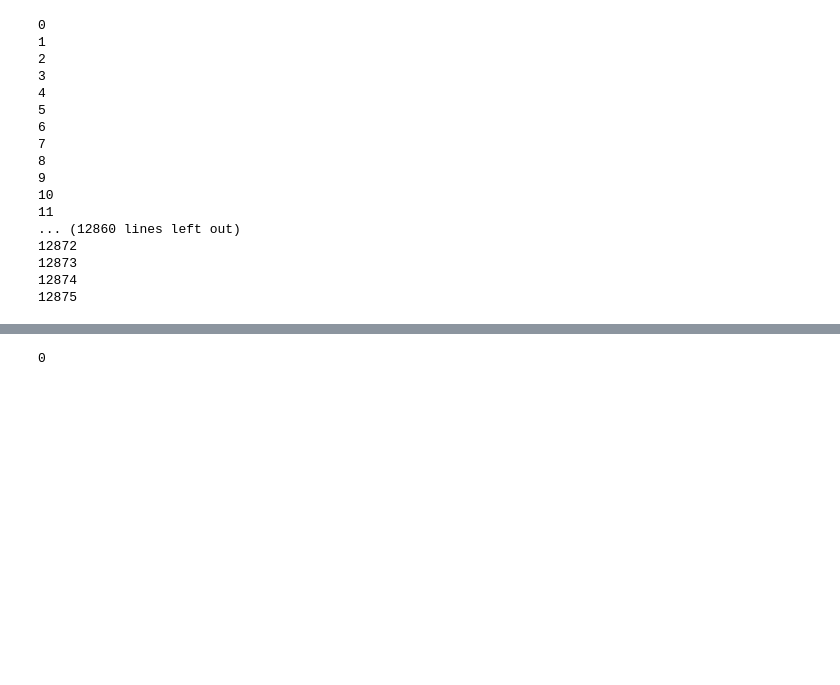
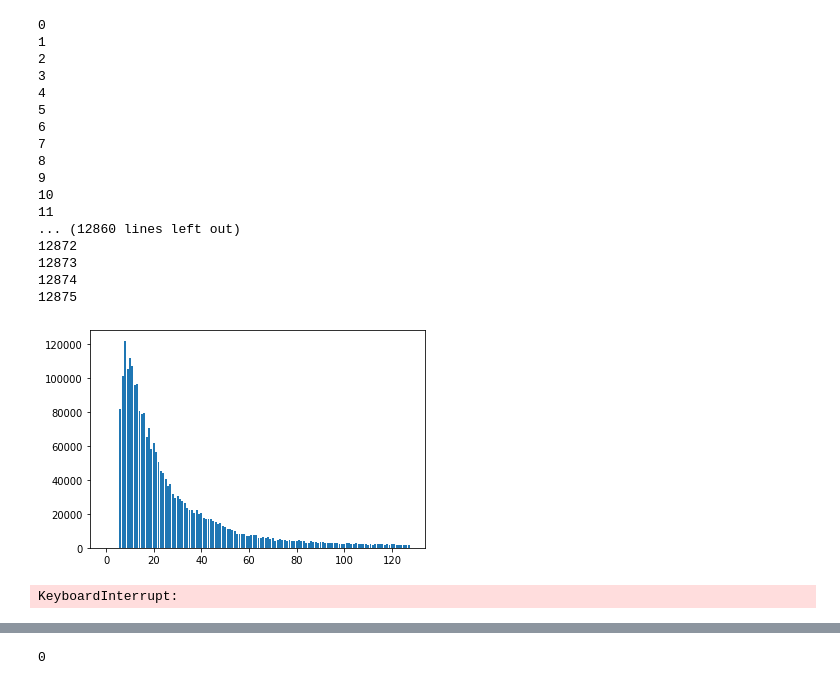
Before and after one commit to ImMrMa/PL_face_detection, a Jupyter notebook: src/Untitled2.ipynb, the cells around one changed output, grey strips where cells are left out. Saved outputs shown, nothing was run; the diff lists cells and outputs as text; code cells hidden in the pictures; blank space fills up the shorter version.

```diff
--- a/src/Untitled2.ipynb
+++ b/src/Untitled2.ipynb
@@ -190,3 +192,19 @@ for index,data in enumerate(val_loader):
 12873
 12874
 12875
+# %%
+import matplotlib.pyplot as plt
+x1=[i for i in range(128)]
+y1=count[0:128]
+plt.bar(x1,y1,label='Frist line',)
+plt.show()
+input('s')
+plt.plot(x2,y2,label='second line')
+plt.xlabel('Plot Number')
+plt.ylabel('Important var')
+plt.title('Interesting Graph\nCheck it out')
+plt.legend()
+plt.show()
+# %% [output]
+[figure, added]
+KeyboardInterrupt:
```
Also changed, not shown: parts of 10 cells of this notebook, 18 other files.
